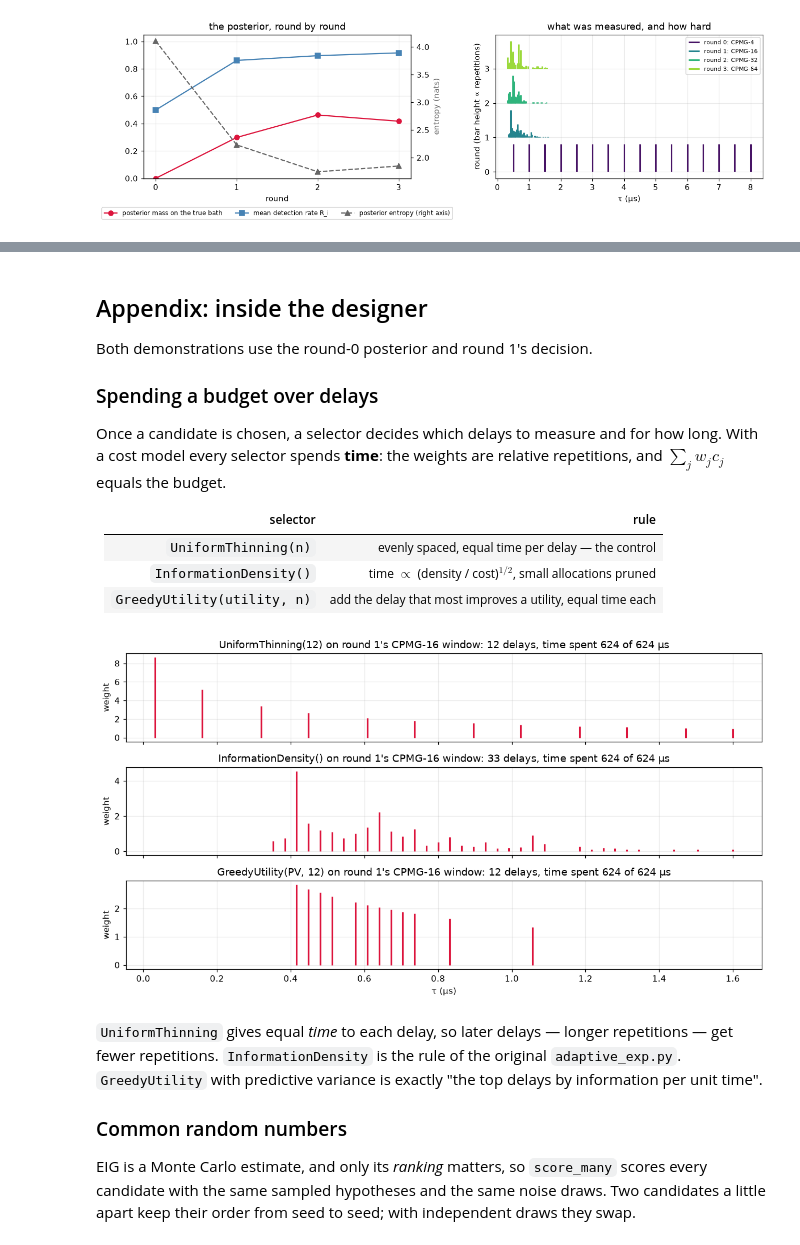
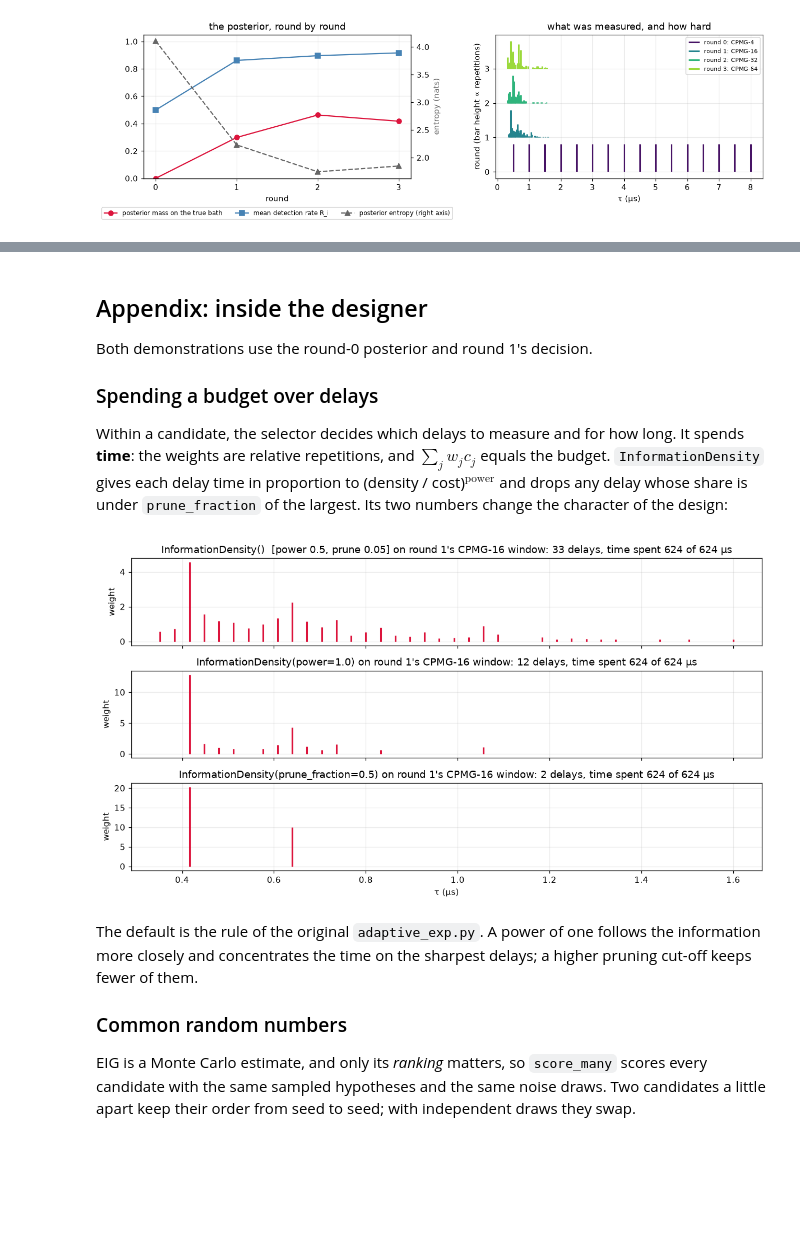
Before and after one commit to pabigail/nuclear-spin-recovery, a Jupyter notebook: notebooks/adaptive_design.ipynb, the cells around one changed output, grey strips where cells are left out. Saved outputs shown, nothing was run; the diff lists cells and outputs as text; code cells hidden in the pictures; blank space fills up the shorter version.

```diff
--- a/notebooks/adaptive_design.ipynb
+++ b/notebooks/adaptive_design.ipynb
@@ -354,8 +354,8 @@ candidates = [cpmg(w, n) for n in PULSES for w in windows]
 
 
 def designer_for(measured):
-    return ExperimentDesigner(ExpectedInformationGain(n_draws=256),
-                              InformationDensity(), model, table, measured,
+    return ExperimentDesigner(model, table, measured,
+                              utility=ExpectedInformationGain(n_draws=256),
                               cost=cost, envelope=scaling)
 
 
@@ -501,7 +504,7 @@ def measurement_plan(proposal, round_number, full=True):
 
 proposal1 = designer_for(data).propose(particles, candidates, budget=BUDGET,
                                        rng=np.random.default_rng(1),
-                                       exclude=data)
+                                       exclude=data).experiment
 plan1 = measurement_plan(proposal1, 1)
 
 # To hand a plan to an instrument:
@@ -609,8 +612,12 @@ for r in range(2, ROUNDS + 1):
     eigs[r] = eig_table(particles, data, seed=r)
     proposal = designer_for(data).propose(particles, candidates, budget=BUDGET,
                                           rng=np.random.default_rng(r),
-                                          exclude=data)
+                                          exclude=data).experiment
     print()
+    if proposal is None:
+        print(f"round {r}: no candidate can tell the remaining hypotheses "
+              f"apart; the cycle stops here")
+        break
     plans[r] = measurement_plan(proposal, r, full=False)
     data, particles = measure_and_update(plans[r], data, particles, r)
 print(f"\n{ROUNDS} rounds of measure-and-update in {time.time() - t0:.0f} s")
@@ -747,41 +754,40 @@ Both demonstrations use the round-0 posterior and round 1's decision.
 
 ### Spending a budget over delays
 
-Once a candidate is chosen, a selector decides which delays to measure and
-for how long. With a cost model every selector spends **time**: the weights
-are relative repetitions, and $\sum_j w_j c_j$ equals the budget.
-
-| selector | rule |
-|---|---|
-| `UniformThinning(n)` | evenly spaced, equal time per delay — the control |
-| `InformationDensity()` | time $\propto$ (density / cost)$^{1/2}$, small allocations pruned |
-| `GreedyUtility(utility, n)` | add the delay that most improves a utility, equal time each |
+Within a candidate, the selector decides which delays to measure and for
+how long. It spends **time**: the weights are relative repetitions, and
+$\sum_j w_j c_j$ equals the budget. `InformationDensity` gives each delay
+time in proportion to (density / cost)$^{\text{power}}$ and drops any delay
+whose share is under `prune_fraction` of the largest. Its two numbers
+change the character of the design:
 # %%
 best1 = int(np.argmax(eig1))
 win_cand = candidates[best1]
 Pw = predictions_at(round0_particles, round0_data, win_cand.n_pulses,
                     win_cand.tau)
 cw = cost(win_cand)
-selectors = {"UniformThinning(12)": UniformThinning(12),
-             "InformationDensity()": InformationDensity(),
-             "GreedyUtility(PV, 12)": GreedyUtility(PredictiveVariance(), 12)}
+selectors = {
+    "InformationDensity()  [power 0.5, prune 0.05]": InformationDensity(),
+    "InformationDensity(power=1.0)": InformationDensity(power=1.0),
+    "InformationDensity(prune_fraction=0.5)":
+        InformationDensity(prune_fraction=0.5),
+}
 fig, axes = plt.subplots(len(selectors), 1, figsize=(11, 6), sharex=True)
 for ax, (name, sel) in zip(axes, selectors.items(), strict=True):
     idx, w = sel.select(Pw, round0_particles.weight, sigma_design, BUDGET,
                         np.random.default_rng(0), cost=cw)
     ax.vlines(win_cand.tau[idx] * 1e3, 0, w, color="crimson", lw=2)
     ax.set(ylabel="weight", title=f"{name} on round 1's CPMG-{win_cand.n_pulses} "
            f"window: {len(idx)} delays, time spent "
            f"{np.sum(w * cw[idx]) * 1e3:,.0f} of {BUDGET * 1e3:,.0f} µs")
 axes[-1].set_xlabel("τ (µs)")
 plt.tight_layout()
 # %% [output]
-[figure, old version]
+[figure, new version]
 # %% [markdown]
-`UniformThinning` gives equal *time* to each delay, so later delays — longer
-repetitions — get fewer repetitions. `InformationDensity` is the rule of the
-original `adaptive_exp.py`. `GreedyUtility` with predictive variance is
-exactly "the top delays by information per unit time".
+The default is the rule of the original `adaptive_exp.py`. A power of one
+follows the information more closely and concentrates the time on the
+sharpest delays; a higher pruning cut-off keeps fewer of them.
 
 ### Common random numbers
 
```
Also changed, not shown: parts of 9 cells of this notebook, 25 other files.
